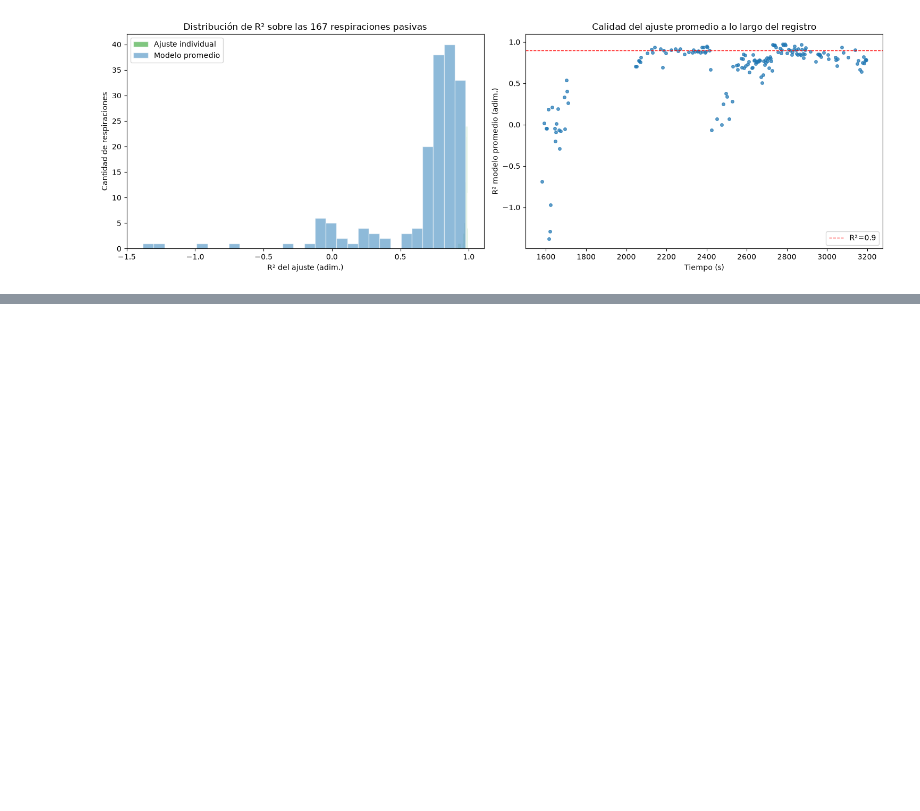
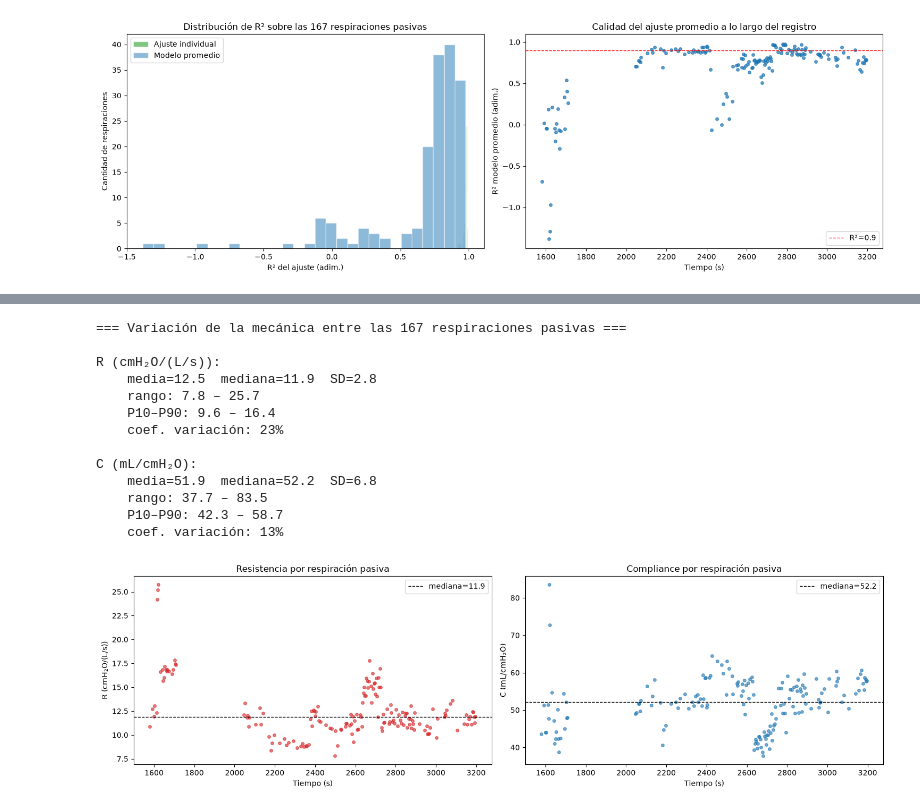
Before and after one commit to thiagomassone/TP_Vent_Mec, a Jupyter notebook: TP_final_consigna4.ipynb, the cells around one changed output, grey strips where cells are left out. Cells and saved outputs as stored; diff of their text form; code cells hidden in the pictures; blank space fills up the shorter version.

```diff
--- a/TP_final_consigna4.ipynb
+++ b/TP_final_consigna4.ipynb
@@ -1013,0 +1147,58 @@ R² modelo PROMEDIO:    mediana=0.796  min=-1.382  % con R²>0.9: 20%
+# %%
+# --- Variación de R y C individuales entre las 167 respiraciones pasivas ---
+Rs_ind, Cs_ind, t_ind = [], [], []
+for i_start, v in zip(inicios, volumenes):
+    if v < umbral_vol:
+        continue
+    r = corr_inspiratoria(i_start)
+    if r is None or np.isnan(r) or r < 0.80:
+        continue
+    est = estimar_RCP(i_start)
+    if est is None:
+        continue
+    R, C, PEEP, r2 = est
+    Rs_ind.append(R); Cs_ind.append(C); t_ind.append(df.Time.values[i_start])
+
+Rs_ind, Cs_ind, t_ind = np.array(Rs_ind), np.array(Cs_ind), np.array(t_ind)
+
+def resumen(nombre, x, unidad):
+    print(f"{nombre} ({unidad}):")
+    print(f"    media={x.mean():.1f}  mediana={np.median(x):.1f}  SD={x.std(ddof=1):.1f}")
+    print(f"    rango: {x.min():.1f} – {x.max():.1f}")
+    print(f"    P10–P90: {np.percentile(x,10):.1f} – {np.percentile(x,90):.1f}")
+    print(f"    coef. variación: {100*x.std(ddof=1)/x.mean():.0f}%")
+
+print("=== Variación de la mecánica entre las 167 respiraciones pasivas ===\n")
+resumen("R", Rs_ind, "cmH₂O/(L/s)")
+print()
+resumen("C", Cs_ind, "mL/cmH₂O")
+
+# --- Gráfico: R y C individuales a lo largo del tiempo ---
+fig, axes = plt.subplots(1, 2, figsize=(15, 4.5))
+axes[0].scatter(t_ind, Rs_ind, s=16, color='tab:red', alpha=0.6)
+axes[0].axhline(np.median(Rs_ind), color='black', lw=1, ls='--', label=f'mediana={np.median(Rs_ind):.1f}')
+axes[0].set_xlabel('Tiempo (s)'); axes[0].set_ylabel('R (cmH₂O/(L/s))')
+axes[0].set_title('Resistencia por respiración pasiva'); axes[0].legend()
+
+axes[1].scatter(t_ind, Cs_ind, s=16, color='tab:blue', alpha=0.6)
+axes[1].axhline(np.median(Cs_ind), color='black', lw=1, ls='--', label=f'mediana={np.median(Cs_ind):.1f}')
+axes[1].set_xlabel('Tiempo (s)'); axes[1].set_ylabel('C (mL/cmH₂O)')
+axes[1].set_title('Compliance por respiración pasiva'); axes[1].legend()
+
+plt.tight_layout()
+plt.show()
+# %% [output]
+=== Variación de la mecánica entre las 167 respiraciones pasivas ===
+
+R (cmH₂O/(L/s)):
+    media=12.5  mediana=11.9  SD=2.8
+    rango: 7.8 – 25.7
+    P10–P90: 9.6 – 16.4
+    coef. variación: 23%
+
+C (mL/cmH₂O):
+    media=51.9  mediana=52.2  SD=6.8
+    rango: 37.7 – 83.5
+    P10–P90: 42.3 – 58.7
+    coef. variación: 13%
+[figure, added]
```
Also changed, not shown: parts of 4 cells of this notebook.
